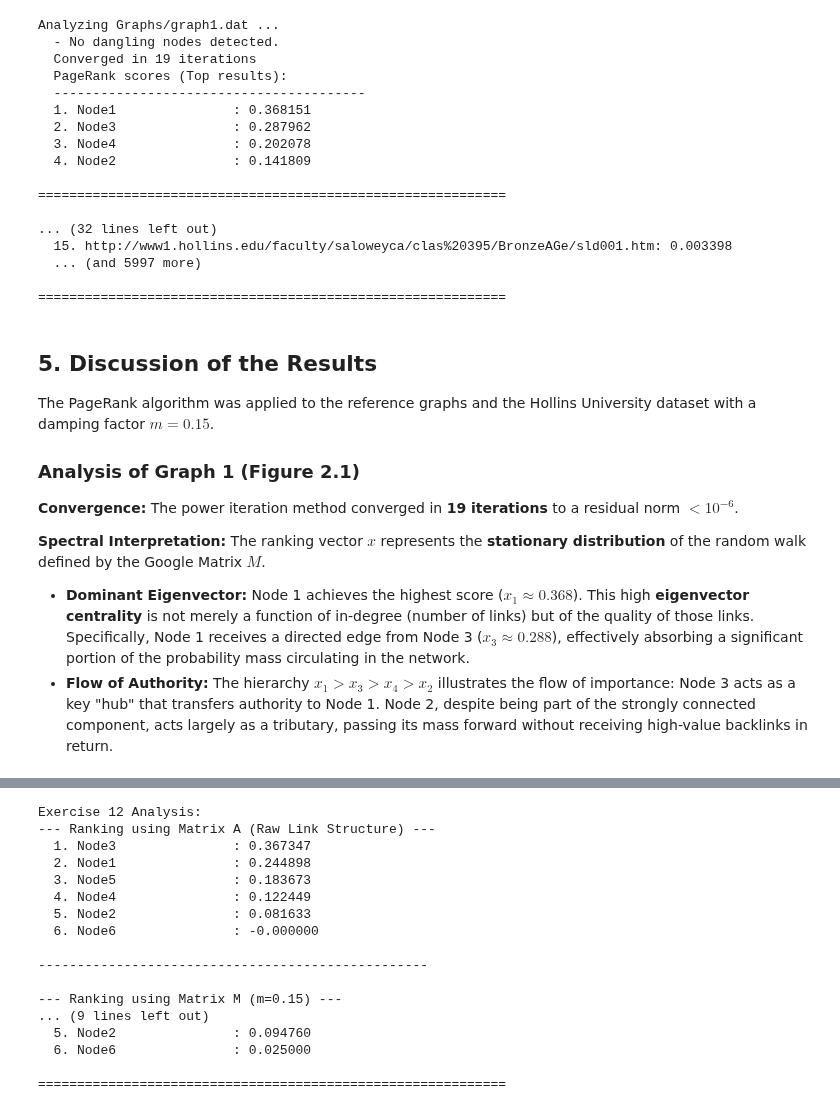
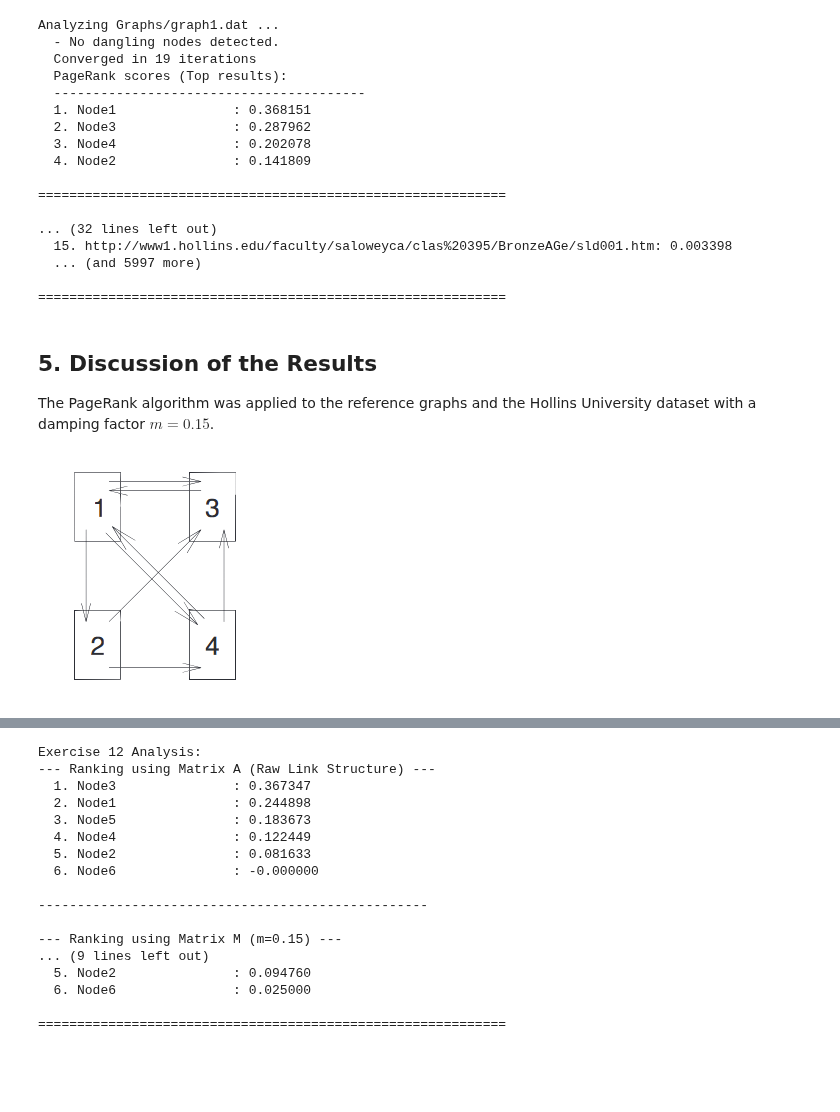
Before and after one commit to gioindia/Homework_1, a Jupyter notebook: Homework1.ipynb, the cells around one changed output, grey strips where cells are left out. Drawn from its saved outputs; the diff is of its cells as text; code cells hidden in the pictures; blank space fills up the shorter version.

Commit message:
Add images of the graphs 1 and 2

```diff
--- a/Homework1.ipynb
+++ b/Homework1.ipynb
@@ -294,11 +306,7 @@ Analyzing Graphs/graph1.dat ...
 ## 5. Discussion of the Results
 
 The PageRank algorithm was applied to the reference graphs and the Hollins University dataset with a damping factor $m=0.15$.
-
-### Analysis of Graph 1 (Figure 2.1)
-**Convergence:** The power iteration method converged in **19 iterations** to a residual norm $< 10^{-6}$.
-
-**Spectral Interpretation:**
-The ranking vector $x$ represents the **stationary distribution** of the random walk defined by the Google Matrix $M$.
-* **Dominant Eigenvector:** Node 1 achieves the highest score ($x_1 \approx 0.368$). This high **eigenvector centrality** is not merely a function of in-degree (number of links) but of the quality of those links. Specifically, Node 1 receives a directed edge from Node 3 ($x_3 \approx 0.288$), effectively absorbing a significant portion of the probability mass circulating in the network.
-* **Flow of Authority:** The hierarchy $x_1 > x_3 > x_4 > x_2$ illustrates the flow of importance: Node 3 acts as a key "hub" that transfers authority to Node 1. Node 2, despite being part of the strongly connected component, acts largely as a tributary, passing its mass forward without receiving high-value backlinks in return.
+# %%
+display(Image(filename="Graphs/Graph1.png"))
+# %% [output]
+[figure, added]
```
Also changed, not shown: parts of 7 cells of this notebook, 2 other files.
